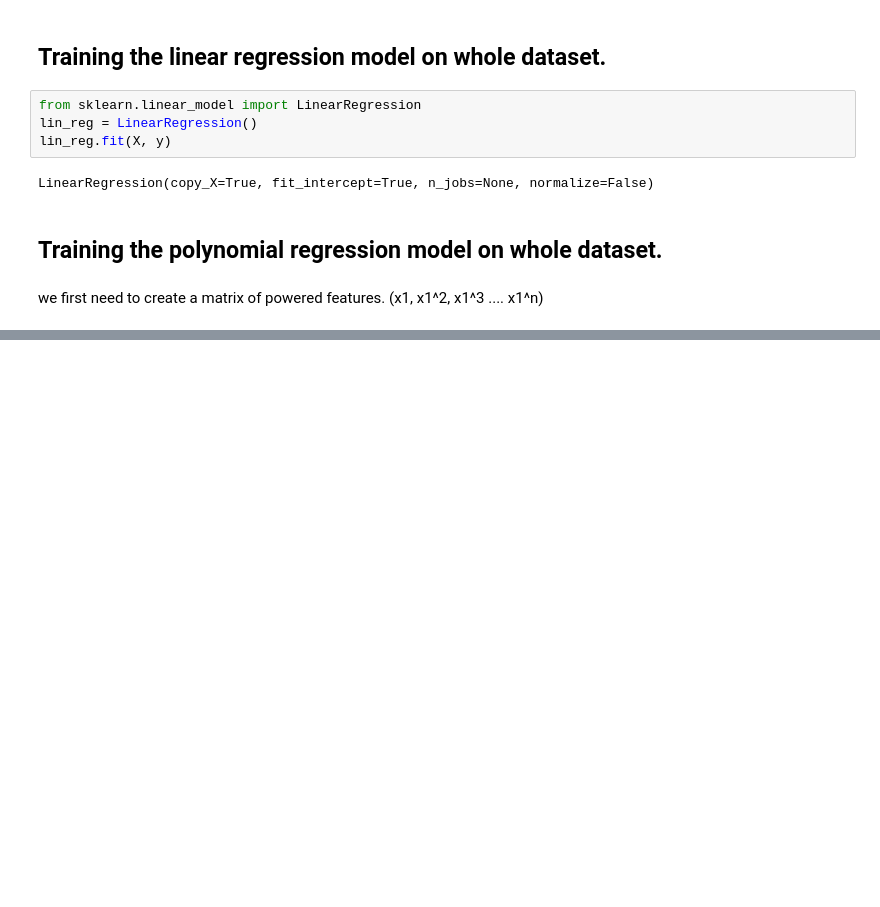
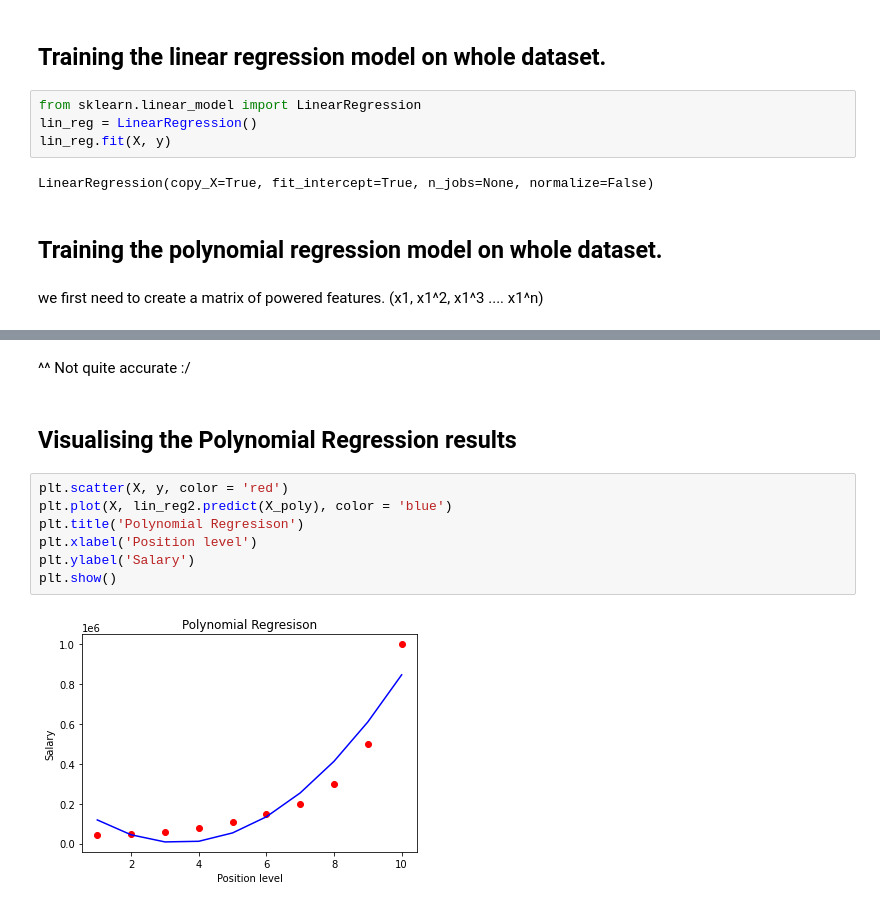
Before and after one commit to satenderlamba/Machine-Learning-A-Z, a Jupyter notebook: 2. Regression/3. Polynomial Regression/Polynomial Regression.ipynb, the cells around one changed output, grey strips where cells are left out. Drawn from its saved outputs; the diff is of its cells as text; blank space fills up the shorter version.

```diff
--- a/2. Regression/3. Polynomial Regression/Polynomial Regression.ipynb
+++ b/2. Regression/3. Polynomial Regression/Polynomial Regression.ipynb
@@ -32,0 +44,13 @@ LinearRegression(copy_X=True, fit_intercept=True, n_jobs=None, normalize=False)
+# %% [markdown]
+^^ Not quite accurate :/
+# %% [markdown]
+## Visualising the Polynomial Regression results
+# %%
+plt.scatter(X, y, color = 'red')
+plt.plot(X, lin_reg2.predict(X_poly), color = 'blue')
+plt.title('Polynomial Regresison')
+plt.xlabel('Position level')
+plt.ylabel('Salary')
+plt.show()
+# %% [output]
+[figure, added]
```
Also changed, not shown: parts of 10 cells of this notebook.
